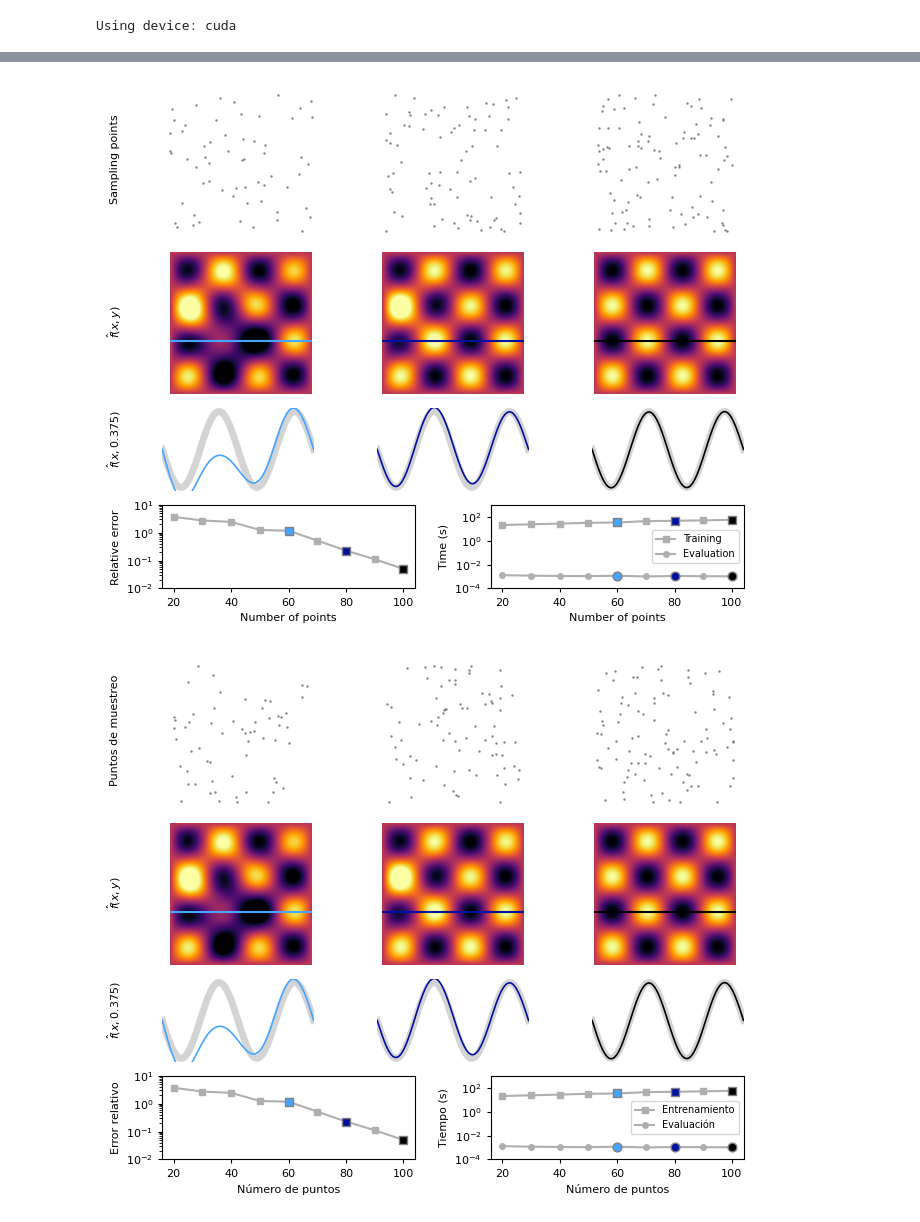
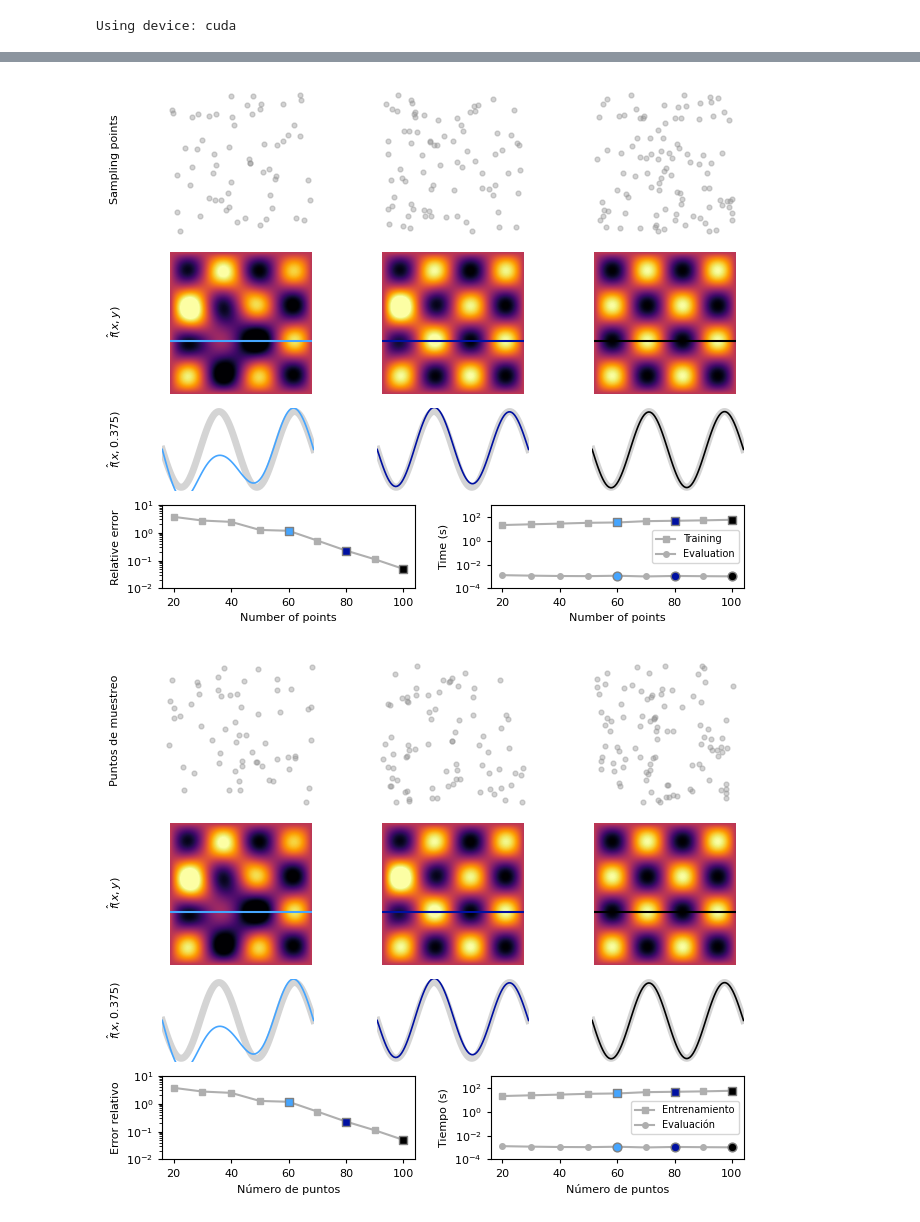
Before and after one commit to oscar-rincon/Review-Seismic-Waves, a Jupyter notebook: main/05_PINNs_helmholz2D/PINNs_helmholtz2D.ipynb, the cells around one changed output, grey strips where cells are left out. Drawn from its saved outputs; the diff is of its cells as text; code cells hidden in the pictures.

```diff
--- a/main/05_PINNs_helmholz2D/PINNs_helmholtz2D.ipynb
+++ b/main/05_PINNs_helmholz2D/PINNs_helmholtz2D.ipynb
@@ -367,7 +272,7 @@ N_examples = [60, 80, 100]
 gs_mesh = outer_gs[0].subgridspec(1, 3, wspace=0.35)
 for i, N in enumerate(N_examples):
     ax = fig.add_subplot(gs_mesh[0, i])
-    ax.scatter(np.random.rand(N), np.random.rand(N), color='tab:gray', s=0.5)
+    ax.scatter(np.random.rand(N), np.random.rand(N), marker='o', color="#919191", s=12.0, alpha=0.4)
     ax.set_aspect("equal")
     ax.axis("off")
 fig.text(0.055, 0.77, r"Sampling points", fontsize=8, va="center", ha="left", rotation=90)
@@ -420,34 +325,34 @@ ax_errN.set_yscale("log")
 ax_errN.set_ylim(top=1e1, bottom=1e-2)
 
 
 # --- Time vs N (training + evaluation) ---
 ax_errT.plot(N_values, train_times, '-', color="#AFAFAF", marker='s',
              markersize=4, label="Training")  # línea + cuadrados
 ax_errT.plot(N_values, eval_times, '-', color="#AFAFAF", marker='o',
              markersize=4, label="Evaluation")  # línea + círculos
 
 # Resaltar los tres casos ejemplificadores
 for N, color in zip(N_examples, colors):
     idx = np.where(N_values == N)[0][0]
     # Entrenamiento (cuadrado)
     ax_errT.scatter(N_values[idx], train_times[idx], color=color, marker='s', s=40, edgecolor='gray', zorder=3)
     # Evaluación (círculo)
     ax_errT.scatter(N_values[idx], eval_times[idx], color=color, marker='o', s=40, edgecolor='gray', zorder=3)
 
 # Etiquetas y formato
 ax_errT.set_xlabel("Number of points")
 ax_errT.set_ylabel("Time (s)")
 ax_errT.set_yscale("log")
 ax_errT.set_ylim(top=1e3, bottom=1e-4)
 ax_errT.legend(fontsize=7)
 
 # Save and show
 os.makedirs("figs", exist_ok=True)
 plt.savefig("figs/pinn_helmholtz2D_convergence_eng.svg", dpi=150, bbox_inches="tight")
 plt.savefig("figs/pinn_helmholtz2D_convergence_eng.pdf", dpi=150, bbox_inches="tight")
 plt.show()
 # %% [output]
-[figure, old version]
+[figure, new version]
 # %%
 # ==========================================================
 # Cargar y preparar datos
@@ -487,7 +392,7 @@ N_examples = [60, 80, 100]
 gs_mesh = outer_gs[0].subgridspec(1, 3, wspace=0.35)
 for i, N in enumerate(N_examples):
     ax = fig.add_subplot(gs_mesh[0, i])
-    ax.scatter(np.random.rand(N), np.random.rand(N), color='tab:gray', s=0.5)
+    ax.scatter(np.random.rand(N), np.random.rand(N), marker='o', color="#919191", s=12.0, alpha=0.4)
     ax.set_aspect("equal")
     ax.axis("off")
 fig.text(0.055, 0.77, r"Puntos de muestreo", fontsize=8, va="center", ha="left", rotation=90)
@@ -569,4 +474,4 @@ plt.savefig("figs/pinn_helmholtz2D_convergence_esp.svg", dpi=150, bbox_inches="t
 plt.savefig("figs/pinn_helmholtz2D_convergence_esp.pdf", dpi=150, bbox_inches="tight")
 plt.show()
 # %% [output]
-[figure, old version]
+[figure, new version]
```
Also changed, not shown: parts of 1 cell of this notebook, 25 other files.
